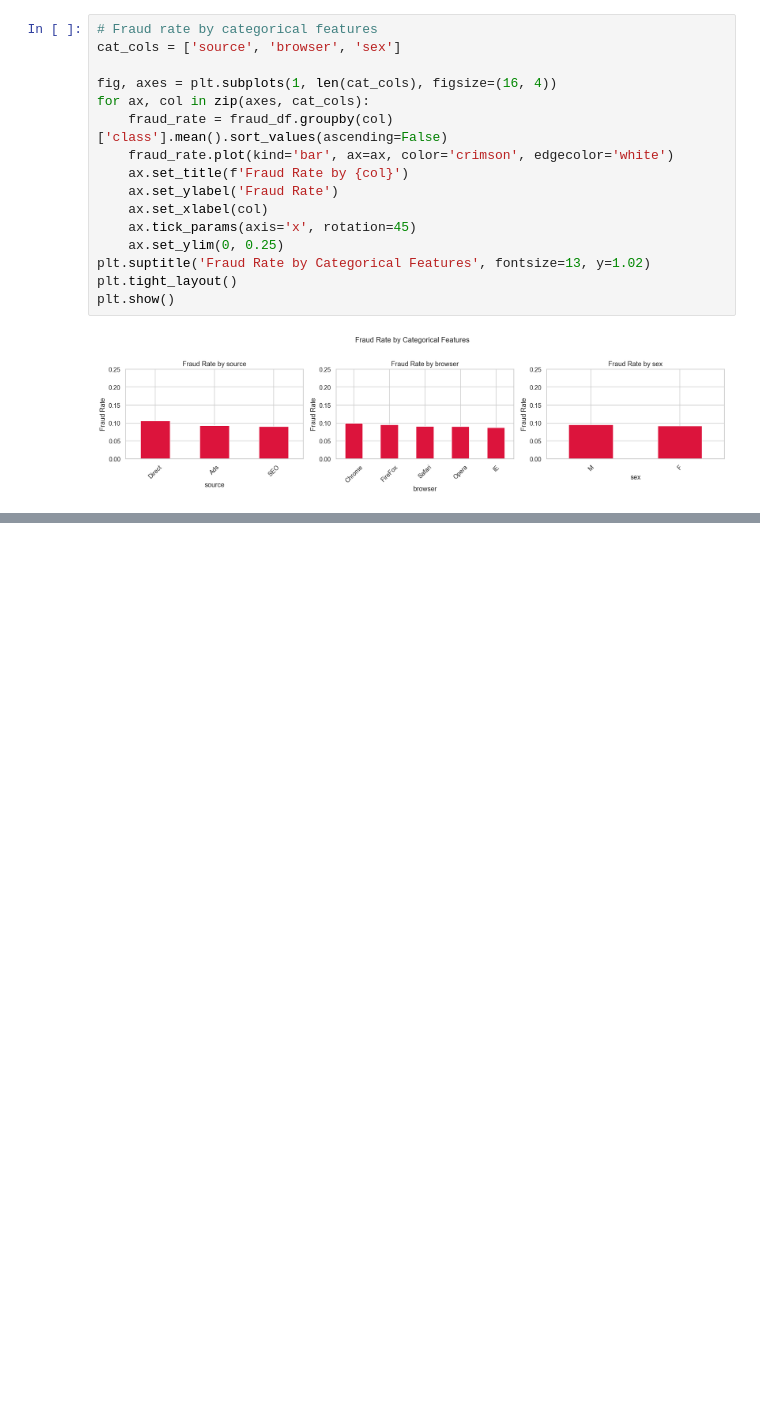
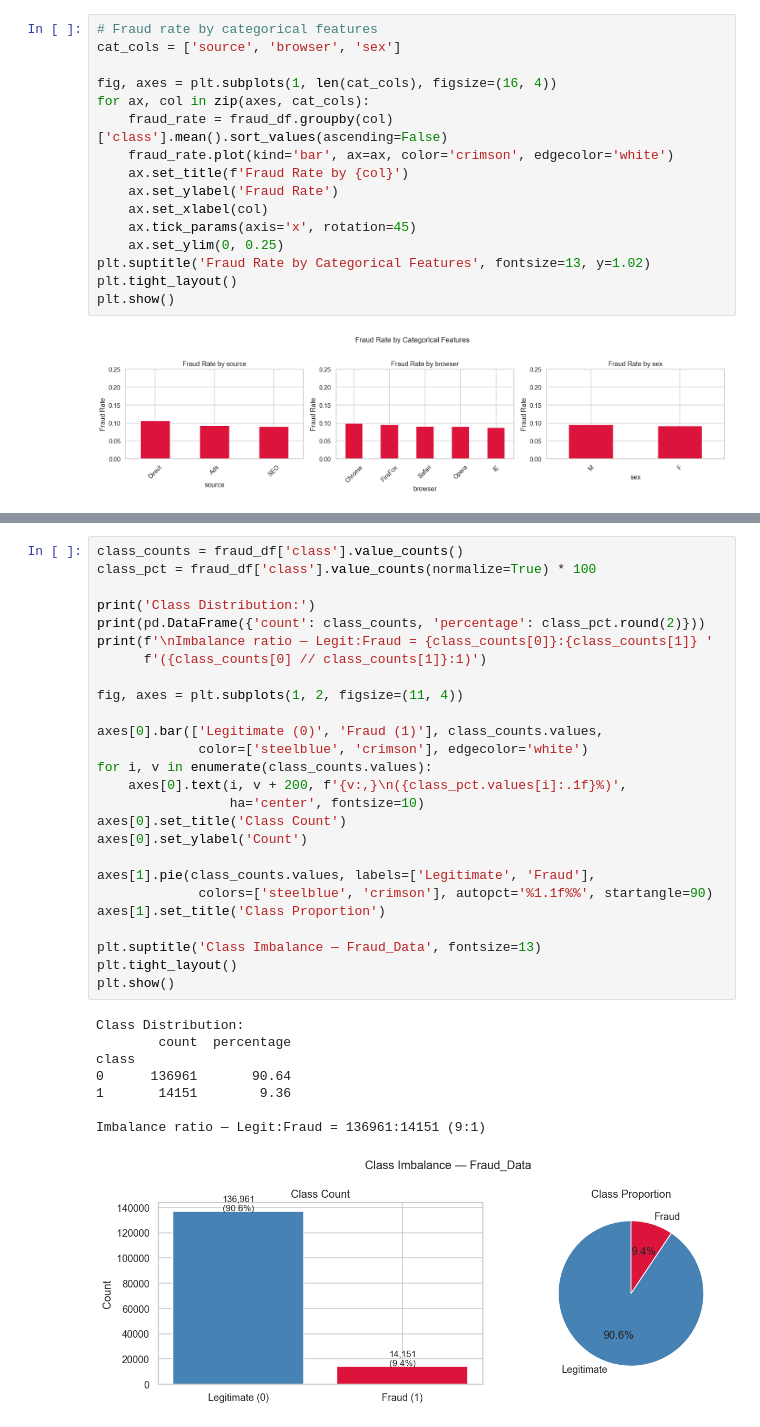
Before and after one commit to Redeat-Birhane/fraud-detection, a Jupyter notebook: notebooks/eda-fraud-data.ipynb, the cells around one changed output, grey strips where cells are left out. Saved outputs shown, nothing was run; the diff lists cells and outputs as text; blank space fills up the shorter version.

Commit message:
feat: quantify and visualize class imbalance in Fraud_Data

```diff
--- a/notebooks/eda-fraud-data.ipynb
+++ b/notebooks/eda-fraud-data.ipynb
@@ -286,0 +297,35 @@ plt.show()
+# %%
+class_counts = fraud_df['class'].value_counts()
+class_pct = fraud_df['class'].value_counts(normalize=True) * 100
+
+print('Class Distribution:')
+print(pd.DataFrame({'count': class_counts, 'percentage': class_pct.round(2)}))
+print(f'\nImbalance ratio — Legit:Fraud = {class_counts[0]}:{class_counts[1]} '
+      f'({class_counts[0] // class_counts[1]}:1)')
+
+fig, axes = plt.subplots(1, 2, figsize=(11, 4))
+
+axes[0].bar(['Legitimate (0)', 'Fraud (1)'], class_counts.values,
+             color=['steelblue', 'crimson'], edgecolor='white')
+for i, v in enumerate(class_counts.values):
+    axes[0].text(i, v + 200, f'{v:,}\n({class_pct.values[i]:.1f}%)',
+                 ha='center', fontsize=10)
+axes[0].set_title('Class Count')
+axes[0].set_ylabel('Count')
+
+axes[1].pie(class_counts.values, labels=['Legitimate', 'Fraud'],
+             colors=['steelblue', 'crimson'], autopct='%1.1f%%', startangle=90)
+axes[1].set_title('Class Proportion')
+
+plt.suptitle('Class Imbalance — Fraud_Data', fontsize=13)
+plt.tight_layout()
+plt.show()
+# %% [output]
+Class Distribution:
+        count  percentage
+class
+0      136961       90.64
+1       14151        9.36
+
+Imbalance ratio — Legit:Fraud = 136961:14151 (9:1)
+[figure, added]
```
Also changed, not shown: parts of 1 cell of this notebook.
